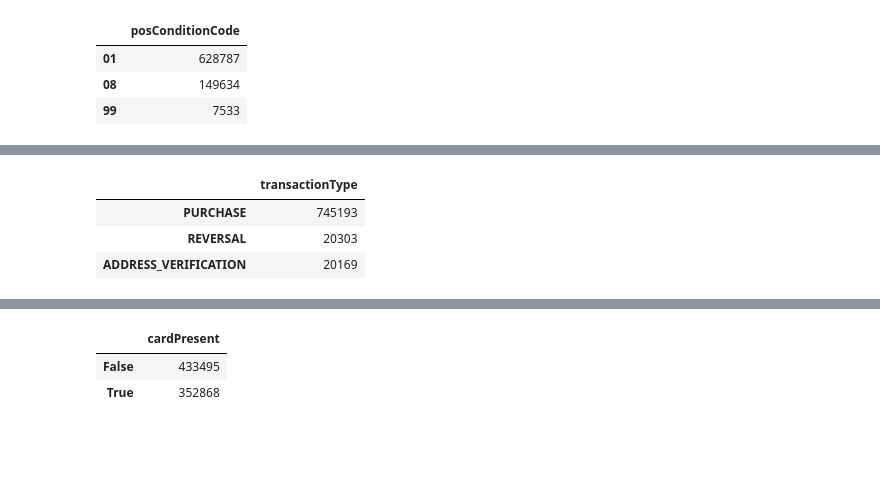
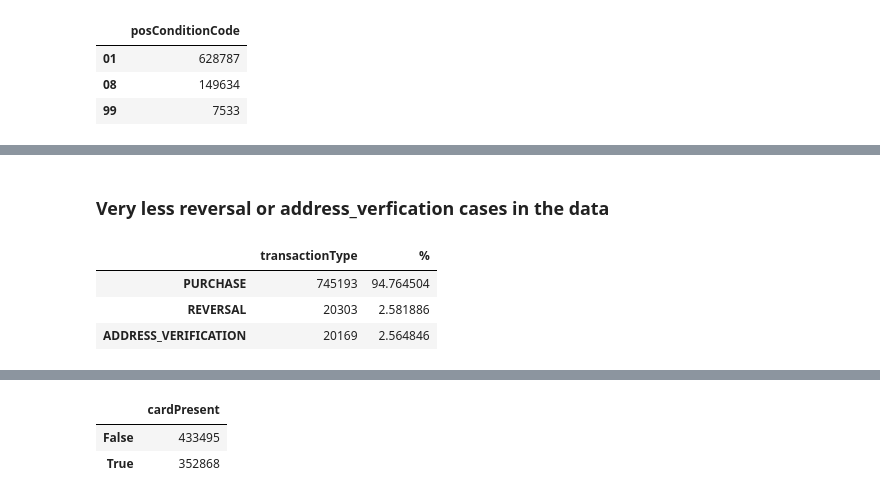
Before and after one commit to pranjaliy/CapitalOne-DS, a Jupyter notebook: Part A (Loading and EDA).ipynb, the cells around one changed output, grey strips where cells are left out. Drawn from its saved outputs; the diff is of its cells as text; code cells hidden in the pictures; blank space fills up the shorter version.

```diff
--- a/Part A (Loading and EDA).ipynb
+++ b/Part A (Loading and EDA).ipynb
@@ -197,8 +305,11 @@ merchantCategoryCode
+# %% [markdown]
+### Very less reversal or address_verfication cases in the data
 # %%
 transactionType=data['transactionType'].value_counts().to_frame()
+transactionType['%']=transactionType/len(data)*100
 transactionType
 # %% [output]
-|  | transactionType |
-| PURCHASE | 745193 |
-| REVERSAL | 20303 |
-| ADDRESS_VERIFICATION | 20169 |
+|  | transactionType | % |
+| PURCHASE | 745193 | 94.764504 |
+| REVERSAL | 20303 | 2.581886 |
+| ADDRESS_VERIFICATION | 20169 | 2.564846 |
```
Also changed, not shown: parts of 42 cells of this notebook.
